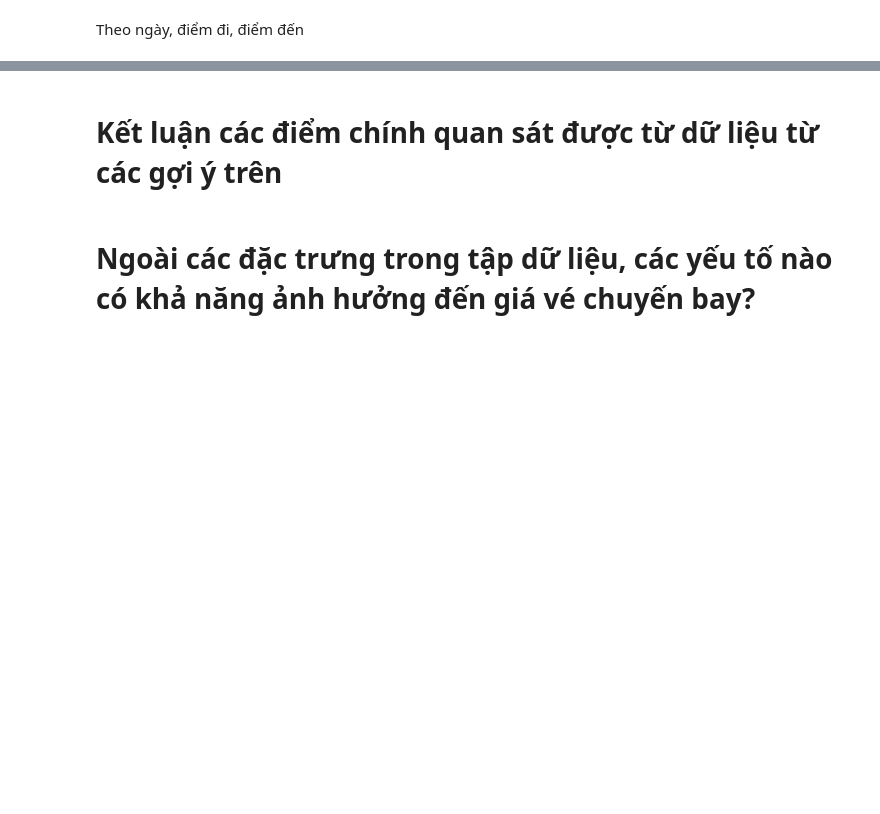
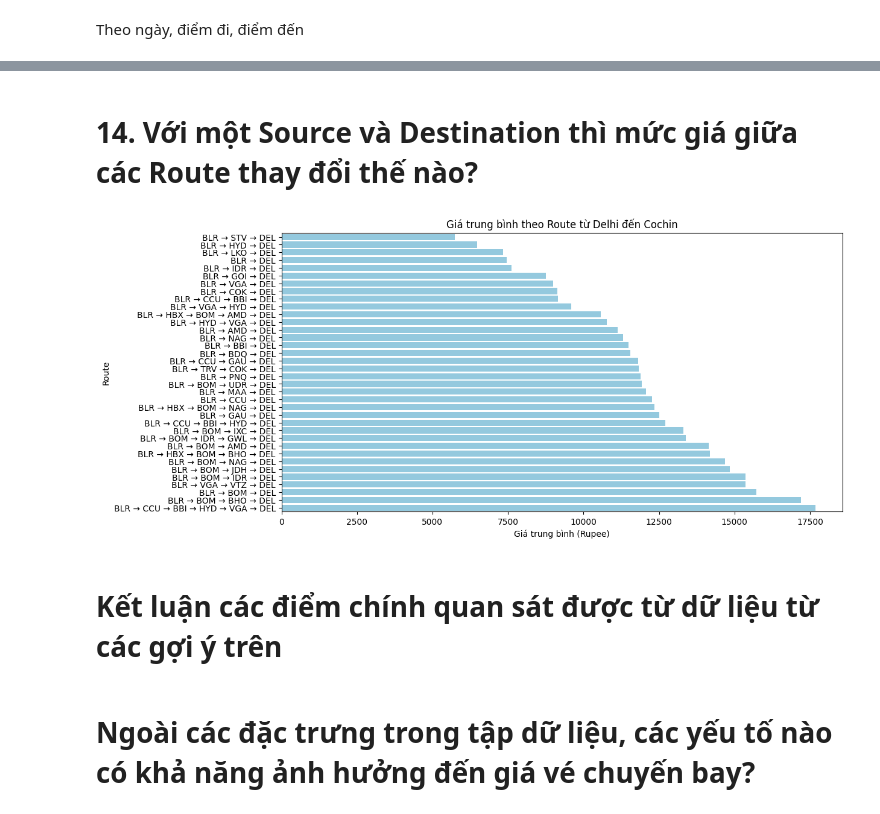
Before and after one commit to Vanniee007/ADA-Final-Project-20CQ.PTDL.05, a Jupyter notebook: FinalProject.ipynb, the cells around one changed output, grey strips where cells are left out. Saved outputs shown, nothing was run; the diff lists cells and outputs as text; code cells hidden in the pictures; blank space fills up the shorter version.

```diff
--- a/FinalProject.ipynb
+++ b/FinalProject.ipynb
@@ -737,3 +837,30 @@ else:
+# %% [markdown]
+# 14. Với một Source và Destination thì mức giá giữa các Route thay đổi thế nào?
+# %%
+# Các cặp Source và Destination: Delhi-Cochin, Kolkata-Banglore,Banglore-Delhi, Banglore-New Delhi, Mumbai-Hyderabab, Chennai-Kolkata
+# Xác định source và destination cố định
+source = 'Banglore'
+destination = 'New Delhi'
+
+# Lọc dữ liệu cho source và destination cụ thể
+filtered_data = merged_data[(merged_data['Source'] == source) & (merged_data['Destination'] == destination)]
+
+
+# Tính giá trung bình cho mỗi route
+average_prices = filtered_data.groupby('Route')['Price'].mean().reset_index()
+
+# Sắp xếp theo giá trung bình tăng dần
+average_prices = average_prices.sort_values(by='Price')
+
+# Vẽ đồ thị
+plt.figure(figsize=(12, 6))
+sns.barplot(x='Price', y='Route', data=average_prices, color='skyblue')
+plt.title('Giá trung bình theo Route từ Delhi đến Cochin')
+plt.xlabel('Giá trung bình (Rupee)')
+plt.ylabel('Route')
+plt.show()
+# %% [output]
+[figure, added]
 # %% [markdown]
 # Kết luận các điểm chính quan sát được từ dữ liệu từ các gợi ý trên
 # %% [markdown]
```
Also changed, not shown: parts of 18 cells of this notebook, 1 other file.
